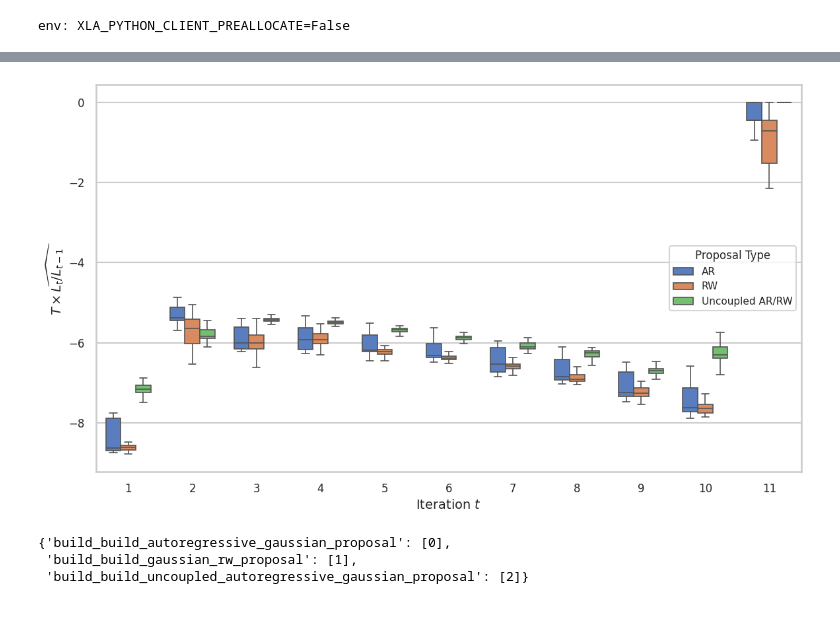
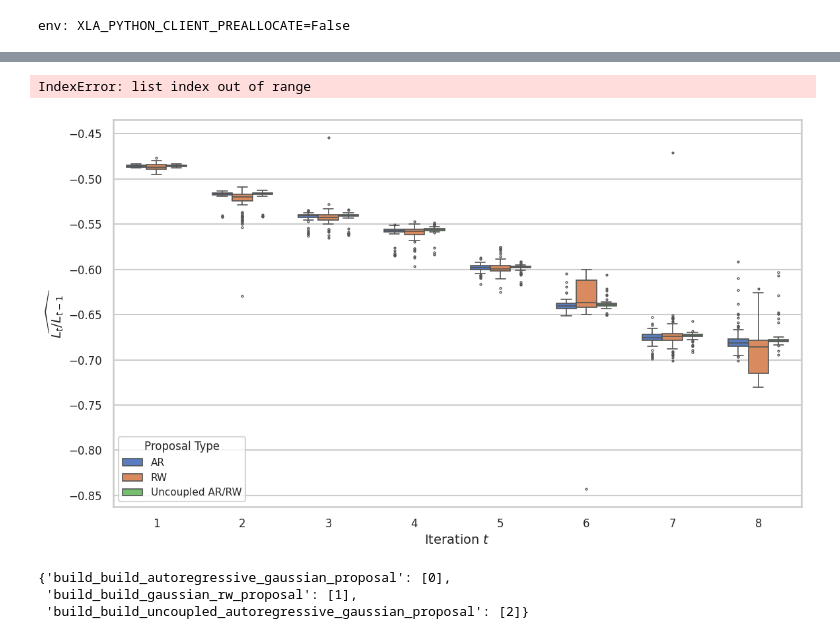
Before and after one commit to ylefay/adaptive_smc_tempering, a Jupyter notebook: adaptive_smc/experiments_bis/uncoupled_ar_rw_proposal/boxplot_lognorm_constant.ipynb, the cells around one changed output, grey strips where cells are left out. Drawn from its saved outputs; the diff is of its cells as text; code cells hidden in the pictures.

```diff
--- a/adaptive_smc/experiments_bis/uncoupled_ar_rw_proposal/boxplot_lognorm_constant.ipynb
+++ b/adaptive_smc/experiments_bis/uncoupled_ar_rw_proposal/boxplot_lognorm_constant.ipynb
@@ -10,7 +10,7 @@ import pandas as pd
 
 PKLs = []
 PKL_titles = []
-DIR = "./output_dim6_mean0_2000/"
+DIR = "./output_dim5_mean0/"
 for file in os.listdir(DIR):
     if file.endswith(".pkl") and "merge" in file:
         PKLs.append(pickle.load(open(DIR+file, "rb")))
@@ -50,6 +34,10 @@ mapping_labels = {'build_build_autoregressive_gaussian_proposal' : 'AR',
 'build_build_uncoupled_autoregressive_gaussian_proposal' : r"Uncoupled AR/RW"}
 
 idx_proposal = {mapping_labels[proposal]: idx_proposal[proposal] for proposal in idx_proposal}
+# %%
+PKLs[3]
+# %% [output]
+IndexError: list index out of range
 # %%
 t = jnp.argwhere(PKLs[i]['res'][6]==1)
 t = t.reshape((1, t.shape[0], t.shape[1]))
@@ -65,6 +53,7 @@ def facteur(idx):
     M = PKLs[idx]['config']['num_parallel_chain']
     P = PKLs[idx]['config']['num_mcmc_steps']
     T = np.argmax(PKLs[idx]['res'][6]==1, axis=1)
+    return T/T
     return T
 
 
@@ -80,7 +69,7 @@ sns.set(style='whitegrid', context='talk', palette='muted')
 # Construct all DataFrames
 my_dfs = {
     proposal: [
-        pd.DataFrame(log_normalization_constants_facteur[proposal][idx][:, :11], columns=list(range(1, 12)))
+        pd.DataFrame(log_normalization_constants_facteur[proposal][idx][:, :8], columns=list(range(1, 9)))
         .assign(Type=proposal)
         for idx in range(len(idx_proposal[proposal]))
     ]
@@ -95,36 +84,36 @@ combined_df = pd.concat(
 
 # Melt the combined DataFrame to long-form
 melted_df = combined_df.melt(id_vars=['Type'], var_name='Iteration', value_name='Value')
 
 # Improve plot size and layout
 plt.figure(figsize=(12, 7))
 
 # Create the boxplot with better aesthetics
 sns.boxplot(
     x='Iteration',
     y='Value',
     hue='Type',
     data=melted_df,
-    showfliers=False,
+    showfliers=True,
     linewidth=1.2,
     fliersize=2,
     width=0.7
 )
 
 # Improve legend and labels
 plt.xlabel(r'Iteration $t$', fontsize=14)
-plt.ylabel(r'$T \times \widehat{L_t/L_{t-1}}$', fontsize=14)
+plt.ylabel(r'$ \widehat{L_t/L_{t-1}}$', fontsize=14)
 #plt.title('Log Normalization Constants Over Iterations', fontsize=16, weight='bold')
 plt.xticks(fontsize=12)
 plt.yticks(fontsize=12)
 plt.legend(title='Proposal Type', title_fontsize=12, fontsize=11)
 plt.tight_layout()
 
 # Save or show the plot
 plt.savefig(DIR + "boxplot.pdf", dpi=300)
 # plt.show()  # Uncomment to display in notebook/script
 # %% [output]
-[figure, old version]
+[figure, new version]
 # %%
 import pandas as pd
 import seaborn as sns
```
Also changed, not shown: parts of 1 cell of this notebook, 12 other files.
